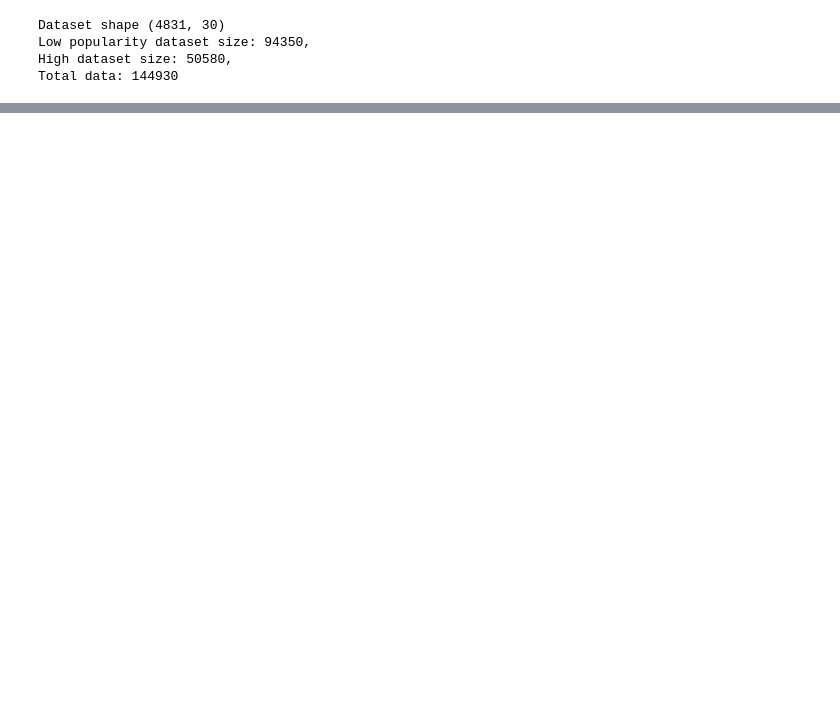
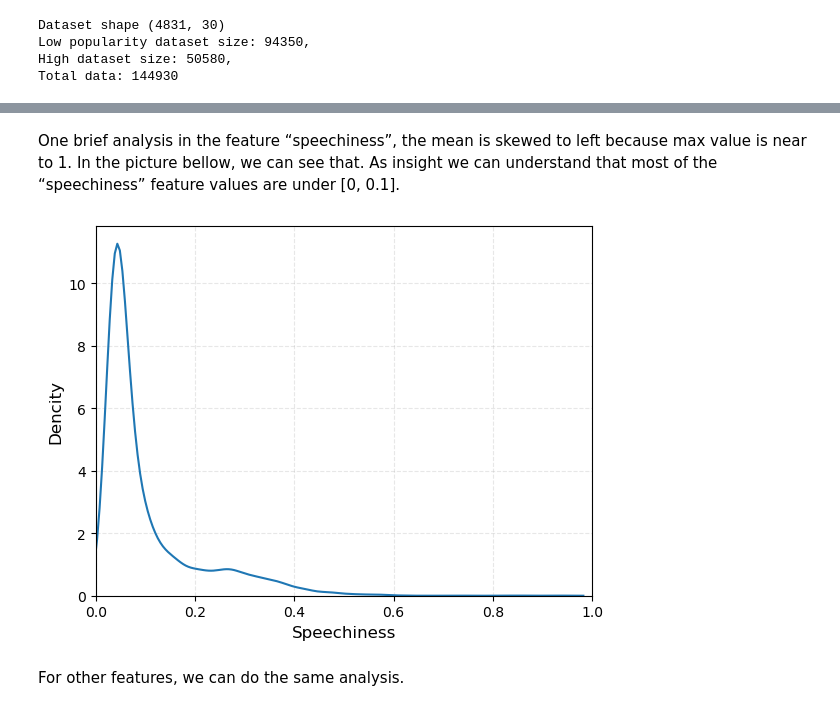
Before and after one commit to yonkeenn/EDA, a Jupyter notebook: EDA.ipynb, the cells around one changed output, grey strips where cells are left out. Cells and saved outputs as stored; diff of their text form; code cells hidden in the pictures; blank space fills up the shorter version.

```diff
--- a/EDA.ipynb
+++ b/EDA.ipynb
@@ -28,0 +88,13 @@ Total data: 144930
+# %% [markdown]
+One brief analysis in the feature “speechiness”, the mean is skewed to left because max value is near to 1. In the picture bellow, we can see that. As insight we can understand that most of the “speechiness” feature values are under [0, 0.1].
+# %%
+sns.kdeplot(data = df['speechiness'])
+plt.xlim([0,1])
+plt.xlabel("Speechiness", size=12)
+plt.ylabel("Dencity", size=12)
+plt.grid(True, alpha=0.3, linestyle="--")
+plt.show()
+# %% [output]
+[figure, added]
+# %% [markdown]
+For other features, we can do the same analysis.
```
Also changed, not shown: parts of 32 cells of this notebook.
